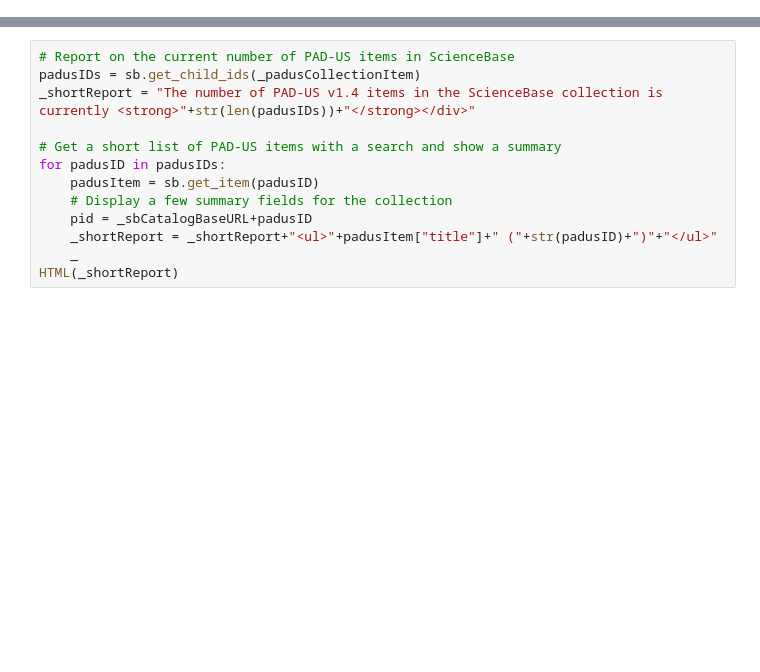
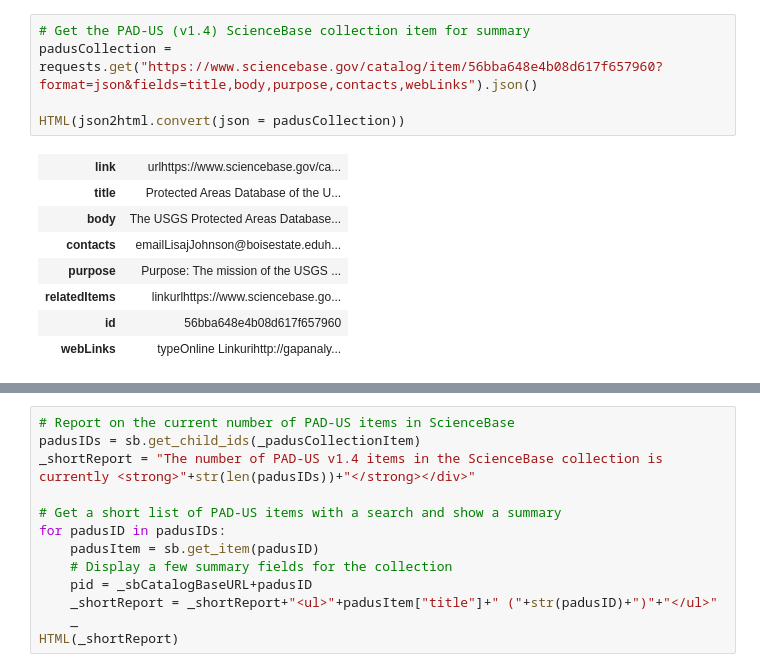
Before and after one commit to usgs-bcb/bcb-dm, a Jupyter notebook: Protected-Areas.ipynb, the cells around one changed output, grey strips where cells are left out. Drawn from its saved outputs; the diff is of its cells as text; blank space fills up the shorter version.

Commit message:
More additions to the Protected Areas notebook with sections from the PAD-US DMP

```diff
--- a/Protected-Areas.ipynb
+++ b/Protected-Areas.ipynb
@@ -58,0 +22,14 @@ U.S. Geological Survey - ScienceBase (Distributor)
+# %%
+# Get the PAD-US (v1.4) ScienceBase collection item for summary
+padusCollection = requests.get("https://www.sciencebase.gov/catalog/item/56bba648e4b08d617f657960?format=json&fields=title,body,purpose,contacts,webLinks").json()
+
+HTML(json2html.convert(json = padusCollection))
+# %% [output]
+| link | urlhttps://www.sciencebase.gov/ca... |
+| title | Protected Areas Database of the U... |
+| body | The USGS Protected Areas Database... |
+| contacts | emailLisajJohnson@boisestate.eduh... |
+| purpose | Purpose: The mission of the USGS ... |
+| relatedItems | linkurlhttps://www.sciencebase.go... |
+| id | 56bba648e4b08d617f657960 |
+| webLinks | typeOnline Linkurihttp://gapanaly... |
```
Also changed, not shown: parts of 24 cells of this notebook.
